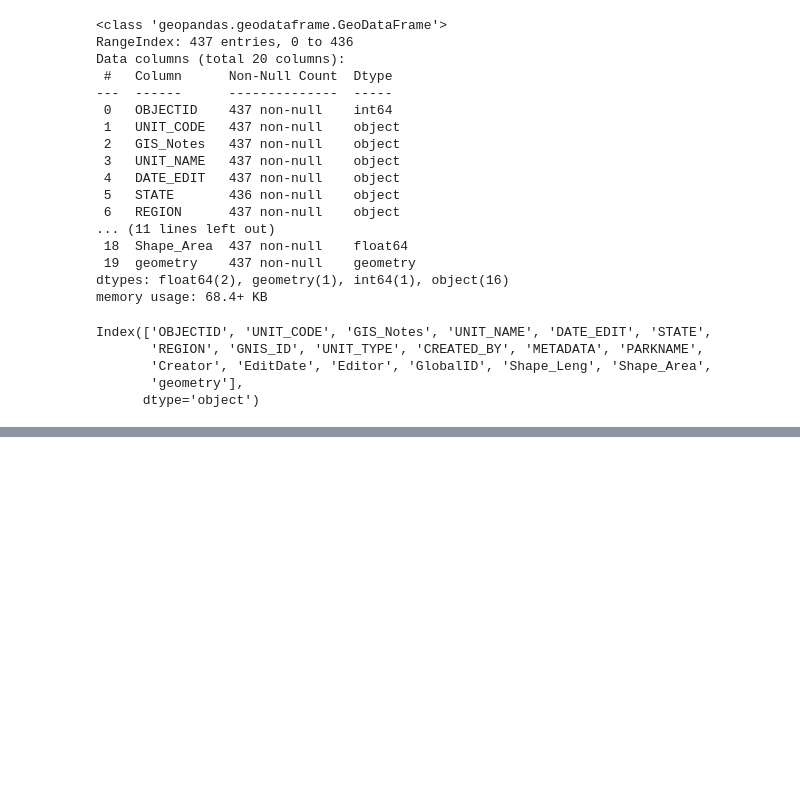
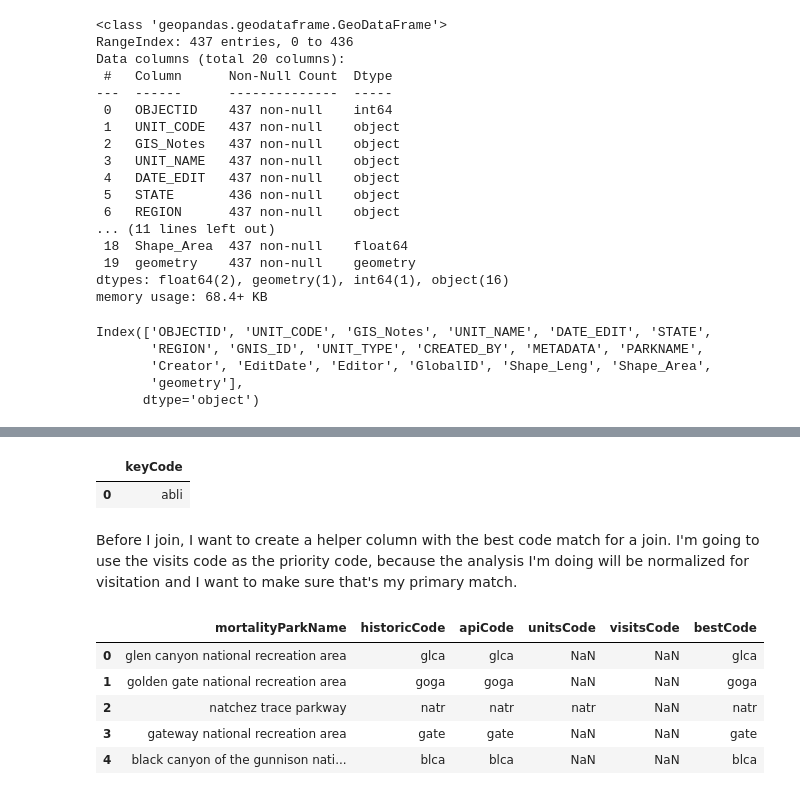
Before and after one commit to jeccalong/NPS_Mortality_Analysis, a Jupyter notebook: Notebooks/aquisitionAndCleaning.ipynb, the cells around one changed output, grey strips where cells are left out. Saved outputs shown, nothing was run; the diff lists cells and outputs as text; code cells hidden in the pictures; blank space fills up the shorter version.

Commit message:
Created df_code_key and added all park codes

```diff
--- a/Notebooks/aquisitionAndCleaning.ipynb
+++ b/Notebooks/aquisitionAndCleaning.ipynb
@@ -1758,0 +1883,19 @@ Index(['OBJECTID', 'UNIT_CODE', 'GIS_Notes', 'UNIT_NAME', 'DATE_EDIT', 'STATE',
+# %%
+key_map = {
+    "Park Name": "mortalityParkName",
+    "Historic Park Code": "historicCode",
+    "API Park Code": "apiCode",
+    "Official Park Code": "unitsCode",
+    "Visit Code": "visitsCode",
+}
+
+df_code_key = (
+    #select only the columns in key_may
+    df_with_codes[list(key_map.keys())]
+    #rename
+    .rename(columns=key_map)
+    .drop_duplicates()
+    .reset_index(drop=True)
+)
+
+df_code_key.head(1)
@@ -1758,0 +1918,27 @@ Index(['OBJECTID', 'UNIT_CODE', 'GIS_Notes', 'UNIT_NAME', 'DATE_EDIT', 'STATE',
+# %%
+cols = ["keyCode"]
+
+df_all_codes[cols] = df_all_codes[cols].apply(clean)
+
+df_all_codes.head(1)
+# %% [output]
+|  | keyCode |
+| 0 | abli |
+# %% [markdown]
+Before I join, I want to create a helper column with the best code match for a join. I'm going to use the visits code as the priority code, because the analysis I'm doing will be normalized for visitation and I want to make sure that's my primary match.
+# %%
+df_code_key["bestCode"] = (
+    df_code_key["visitsCode"]
+    .fillna(df_code_key["apiCode"])
+    .fillna(df_code_key["unitsCode"])
+    .fillna(df_code_key["historicCode"])
+)
+
+df_code_key.head()
+# %% [output]
+|  | mortalityParkName | historicCode | apiCode | unitsCode | visitsCode | bestCode |
+| 0 | glen canyon national recreation area | glca | glca | NaN | NaN | glca |
+| 1 | golden gate national recreation area | goga | goga | NaN | NaN | goga |
+| 2 | natchez trace parkway | natr | natr | natr | NaN | natr |
+| 3 | gateway national recreation area | gate | gate | NaN | NaN | gate |
+| 4 | black canyon of the gunnison nati... | blca | blca | NaN | NaN | blca |
```
Also changed, not shown: parts of 31 cells of this notebook, 1 other file.
